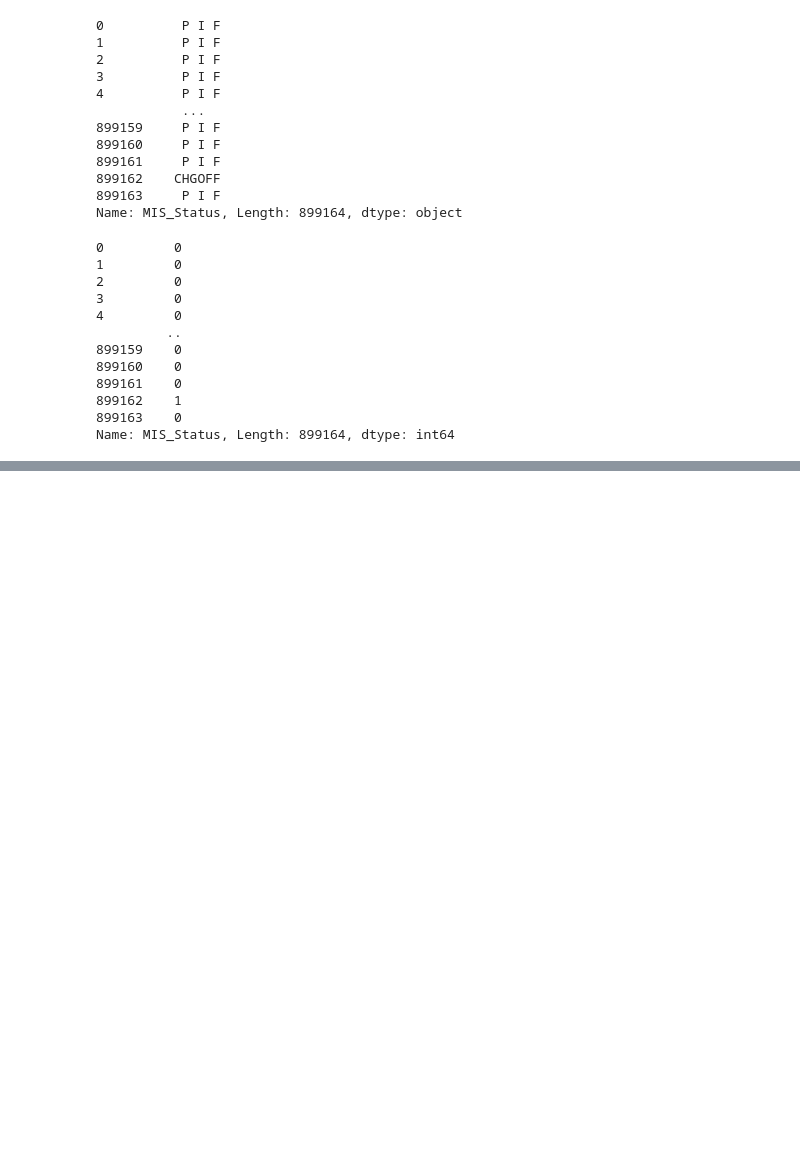
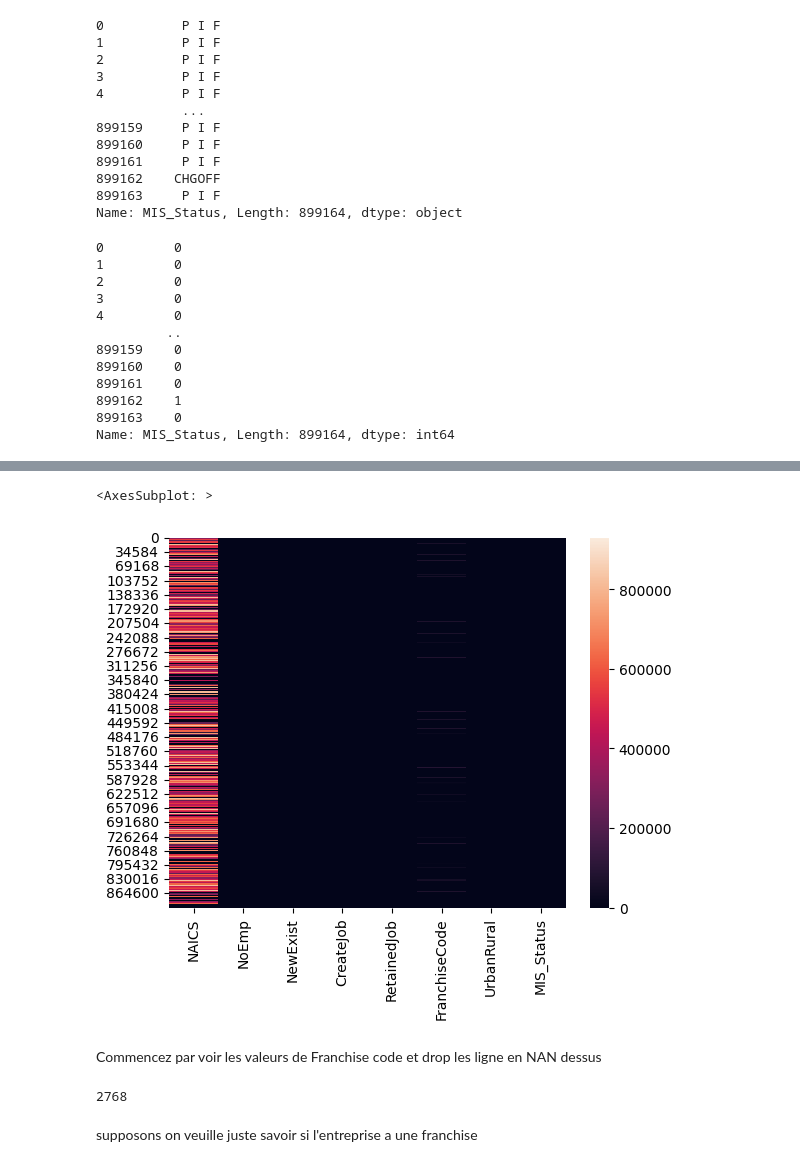
Before and after one commit to Abdellah-R/Projet_Classification, a Jupyter notebook: nettoyage.ipynb, the cells around one changed output, grey strips where cells are left out. Saved outputs shown, nothing was run; the diff lists cells and outputs as text; code cells hidden in the pictures; blank space fills up the shorter version.

```diff
--- a/nettoyage.ipynb
+++ b/nettoyage.ipynb
@@ -132,0 +186,13 @@ o
+# %%
+sns.heatmap(df)
+# %% [output]
+<AxesSubplot: >
+[figure, added]
+# %% [markdown]
+Commencez par voir les valeurs de Franchise code et drop les ligne en NAN dessus
+# %%
+df["FranchiseCode"].nunique()
+# %% [output]
+2768
+# %% [markdown]
+supposons on veuille juste savoir si l'entreprise a une franchise
```
Also changed, not shown: parts of 38 cells of this notebook, 3 other files.
